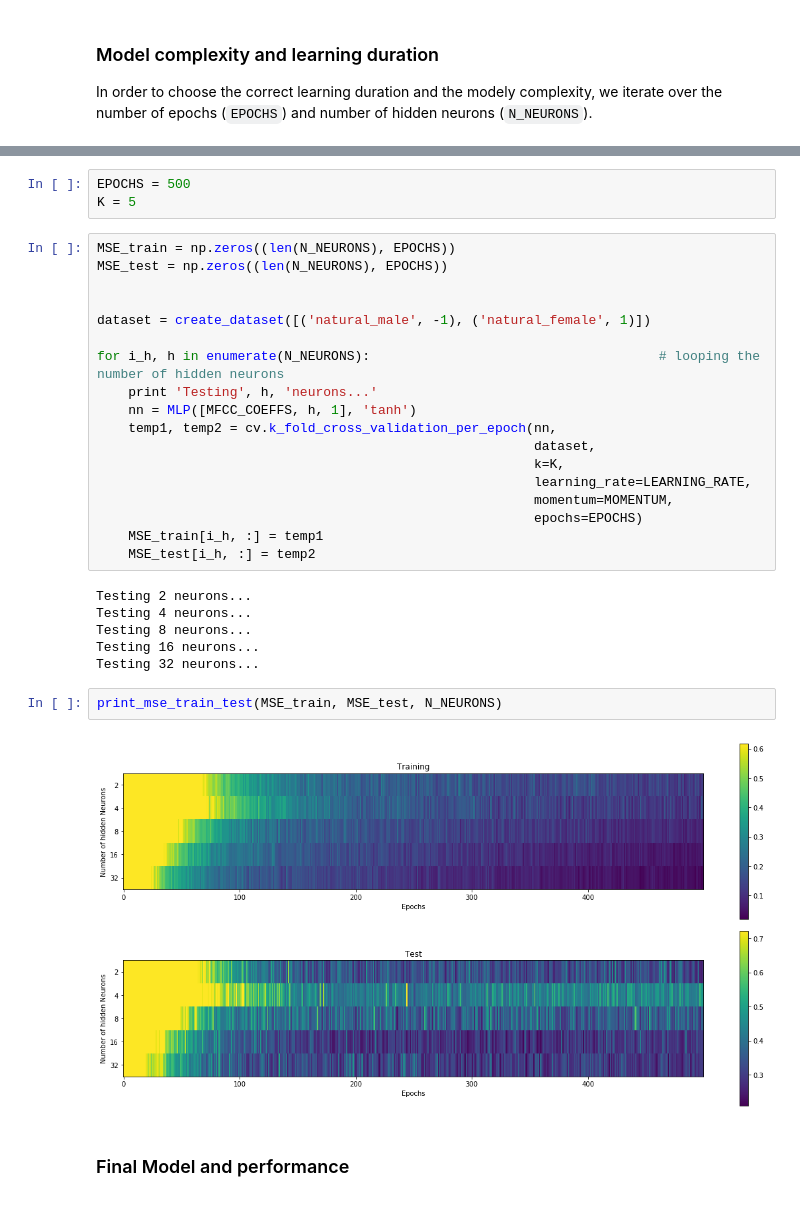
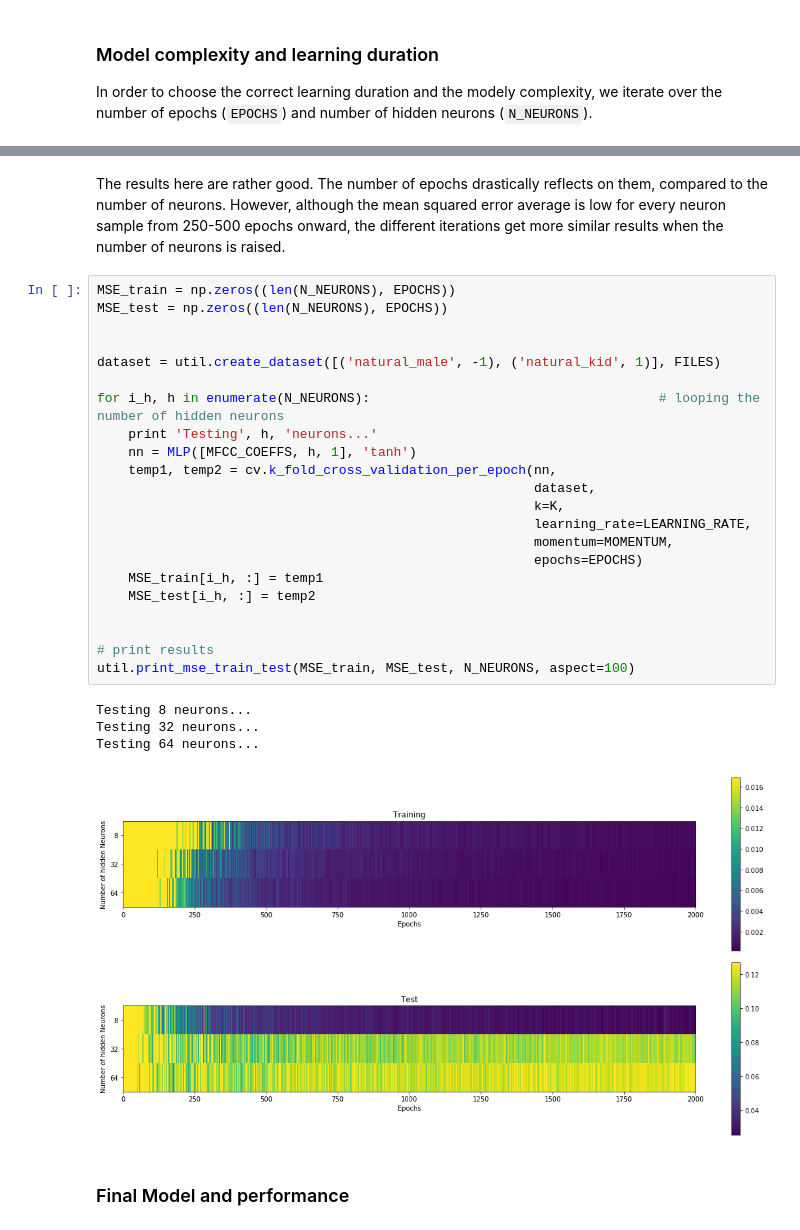
Before and after one commit to LifangHe/speaker-recognition, a Jupyter notebook: speaker_recognition-step_2.ipynb, the cells around one changed output, grey strips where cells are left out. Drawn from its saved outputs; the diff is of its cells as text.

```diff
--- a/speaker_recognition-step_2.ipynb
+++ b/speaker_recognition-step_2.ipynb
@@ -207,33 +80,31 @@ print_mse(MSE, N_NEURONS)
-# %%
-EPOCHS = 500
-K = 5
+# %% [markdown]
+The results here are rather good. The number of epochs drastically reflects on them, compared to the number of neurons. However, although the mean squared error average is low for every neuron sample from 250-500 epochs onward, the different iterations get more similar results when the number of neurons is raised.
 # %%
 MSE_train = np.zeros((len(N_NEURONS), EPOCHS))
 MSE_test = np.zeros((len(N_NEURONS), EPOCHS))
 
 
-dataset = create_dataset([('natural_male', -1), ('natural_female', 1)])
+dataset = util.create_dataset([('natural_male', -1), ('natural_kid', 1)], FILES)
 
 for i_h, h in enumerate(N_NEURONS):                                     # looping the number of hidden neurons
     print 'Testing', h, 'neurons...'
     nn = MLP([MFCC_COEFFS, h, 1], 'tanh')
     temp1, temp2 = cv.k_fold_cross_validation_per_epoch(nn,
                                                         dataset,
                                                         k=K,
                                                         learning_rate=LEARNING_RATE,
                                                         momentum=MOMENTUM,
                                                         epochs=EPOCHS)
     MSE_train[i_h, :] = temp1
     MSE_test[i_h, :] = temp2
+
+
+# print results
+util.print_mse_train_test(MSE_train, MSE_test, N_NEURONS, aspect=100)
 # %% [output]
-Testing 2 neurons...
-Testing 4 neurons...
 Testing 8 neurons...
-Testing 16 neurons...
 Testing 32 neurons...
+Testing 64 neurons...
+[figure, added]
-# %%
-print_mse_train_test(MSE_train, MSE_test, N_NEURONS)
-# %% [output]
-[figure, removed]
 # %% [markdown]
 ### Final Model and performance
```
Also changed, not shown: parts of 25 cells of this notebook.
